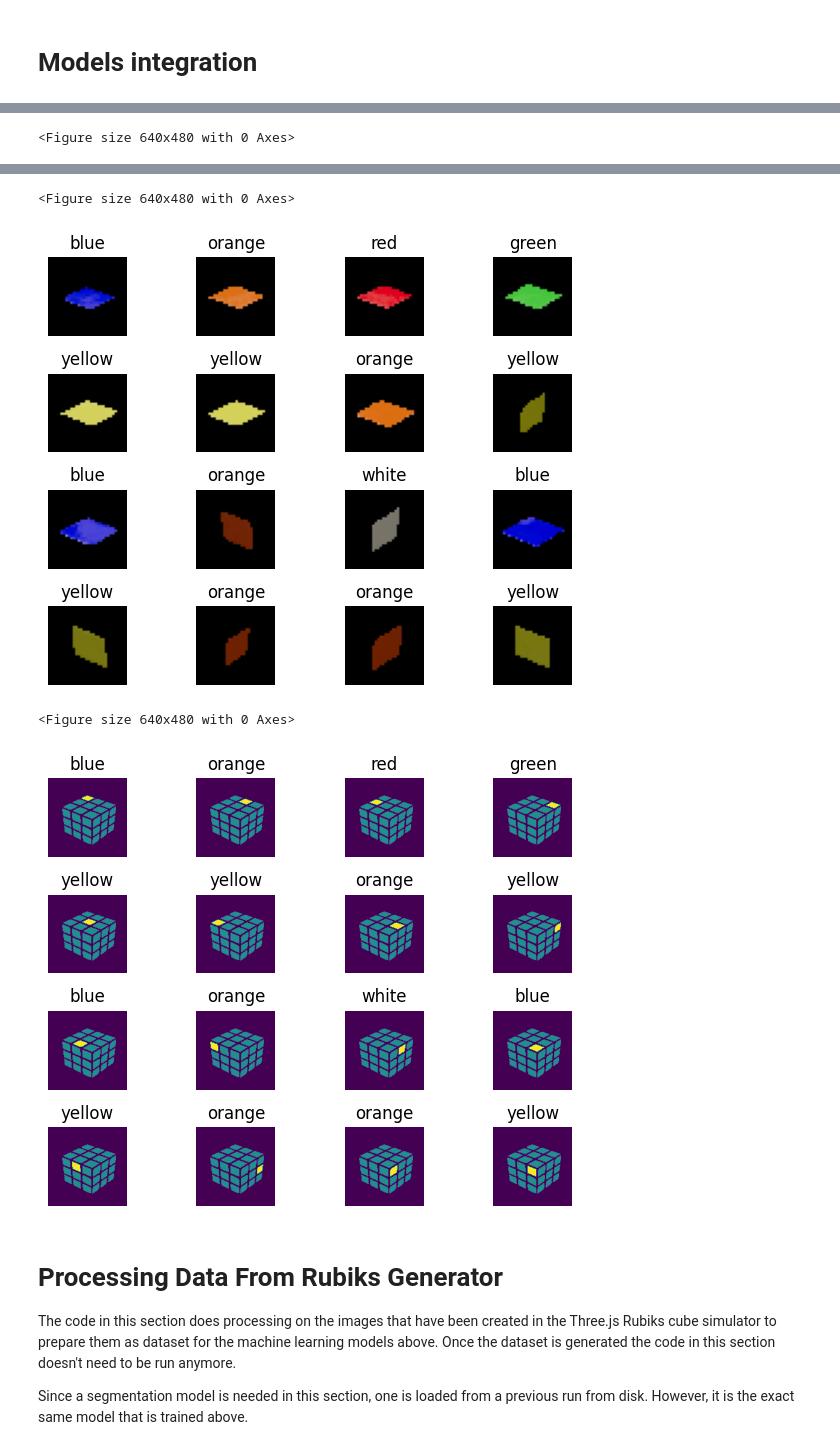
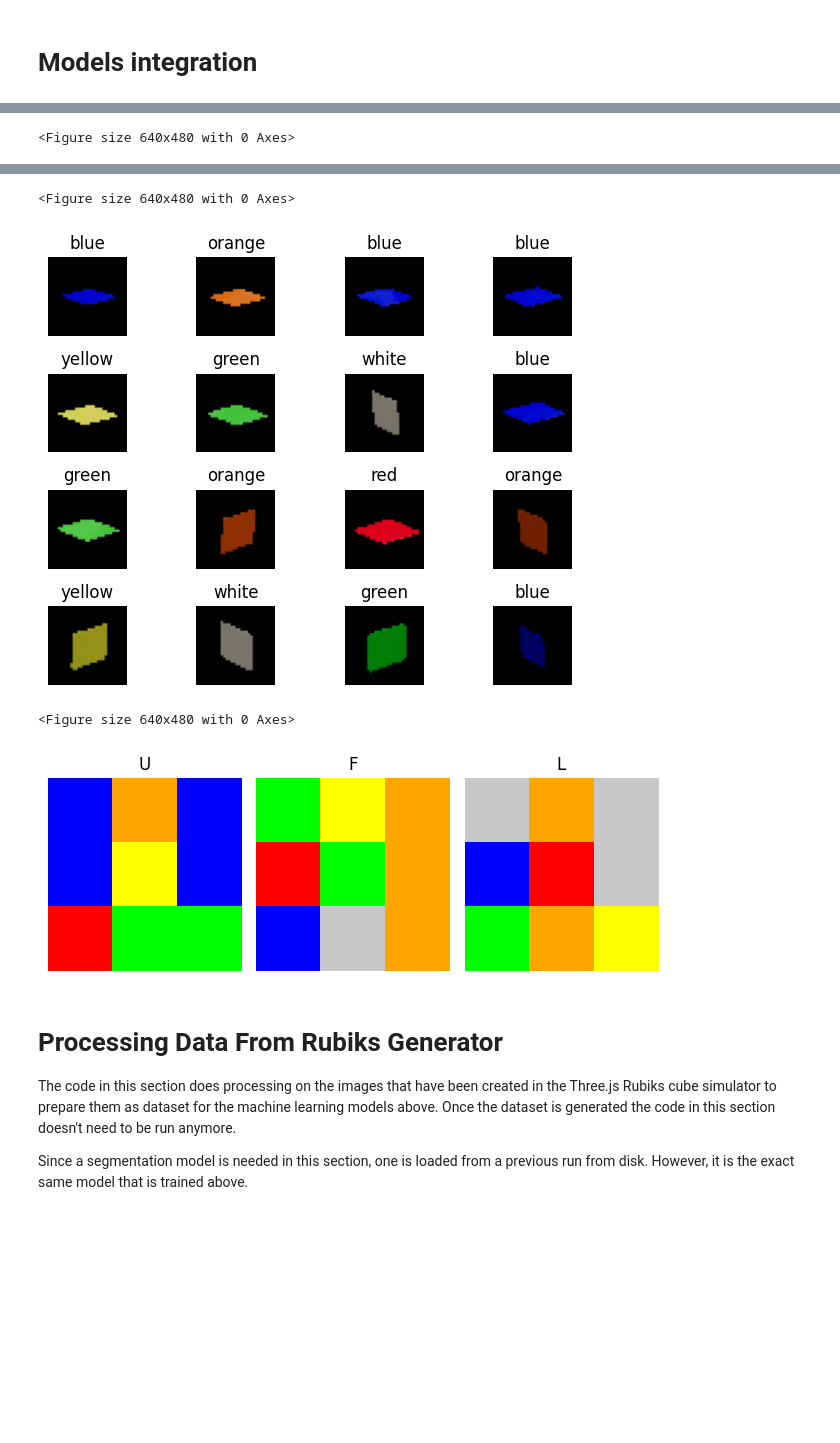
Before and after one commit to AntonPicetti/Rubiks-GUI, a Jupyter notebook: image-server/Rubiks Scanner.ipynb, the cells around one changed output, grey strips where cells are left out. Cells and saved outputs as stored; diff of their text form; code cells hidden in the pictures; blank space fills up the shorter version.

Commit message:
New, simple visualization works.

```diff
--- a/image-server/Rubiks Scanner.ipynb
+++ b/image-server/Rubiks Scanner.ipynb
@@ -172,6 +172,34 @@ def draw_centers(image, centers):
     draw_point(img_cpy, center[0], center[1])
 
   plot_images([img_cpy])
+# %%
+def visualize_cube(piece_predictions, color_predictions):
+    pixel_colors = [
+        [0, 255, 00],
+        [255, 255, 0],
+        [0, 0, 255],
+        [200, 200, 200],
+        [255, 0, 0],
+        [255, 165, 0]
+    ]
+
+    index_map = [0, 1, 2, 7, 8, 3, 6, 5, 4]
+
+    piece_colors = {} # contains the predicted color for each piece.
+    for i, piece in enumerate(piece_predictions):
+        piece_colors[piece] = color_predictions[i]
+
+    # (side, row, col, pixel)
+    viz_sides = np.zeros((3, 3, 3, 3)).astype(np.uint8)
+
+    for i in range(3):
+        for j, idx in enumerate(index_map):
+            color = piece_colors[idx + i*9]
+            pixel = pixel_colors[color]
+            viz_sides[i][j//3][j%3] = pixel
+
+
+    plot_images_grid(viz_sides, 1, 3, sub_titles=["U", "F", "L"])
 # %% [markdown]
 ### Preprocessing Functions
 # %%
@@ -824,7 +852,7 @@ def crop_color_areas(rubiks_images, labeled_masks, centers_set):
 
   return np.array(cropped_images_set)
 # %%
-idx = 0
+idx = 1
 
 rubiks_imgs = segmentationModel.test_dataset["input"]
 labeled_masks = create_labeled_masks(segmentationModel.model, rubiks_imgs)
@@ -860,5 +888,5 @@ plot_labeled_mask(labeled_masks[idx])
 draw_centers(rubiks_imgs[idx], centers_set[idx])
 plot_images_grid(piece_images[:16], 4, 4, sub_titles=piece_predictions[:16])
 plot_images_grid(cropped_images[:16], 4, 4, sub_titles=list(map(lambda x: color_names[x], color_predictions[:16])))
-#plot_images_grid(piece_images[:16], 4, 4, sub_titles=list(map(lambda x: color_names[x], color_predictions[:16])))
+visualize_cube(piece_predictions, color_predictions)
 # %% [output]
@@ -875,7 +903,7 @@ Number of datapoints after removal: 87
 <Figure size 640x480 with 0 Axes>
-[figure, old version]
+[figure, new version]
 <Figure size 640x480 with 0 Axes>
-[figure, old version]
+[figure, new version]
 # %% [markdown]
 # Processing Data From Rubiks Generator
 The code in this section does processing on the images that have been created in the Three.js Rubiks cube simulator to prepare them as dataset for the machine learning models above. Once the dataset is generated the code in this section doesn't need to be run anymore.
```
Also changed, not shown: parts of 1 cell of this notebook.
